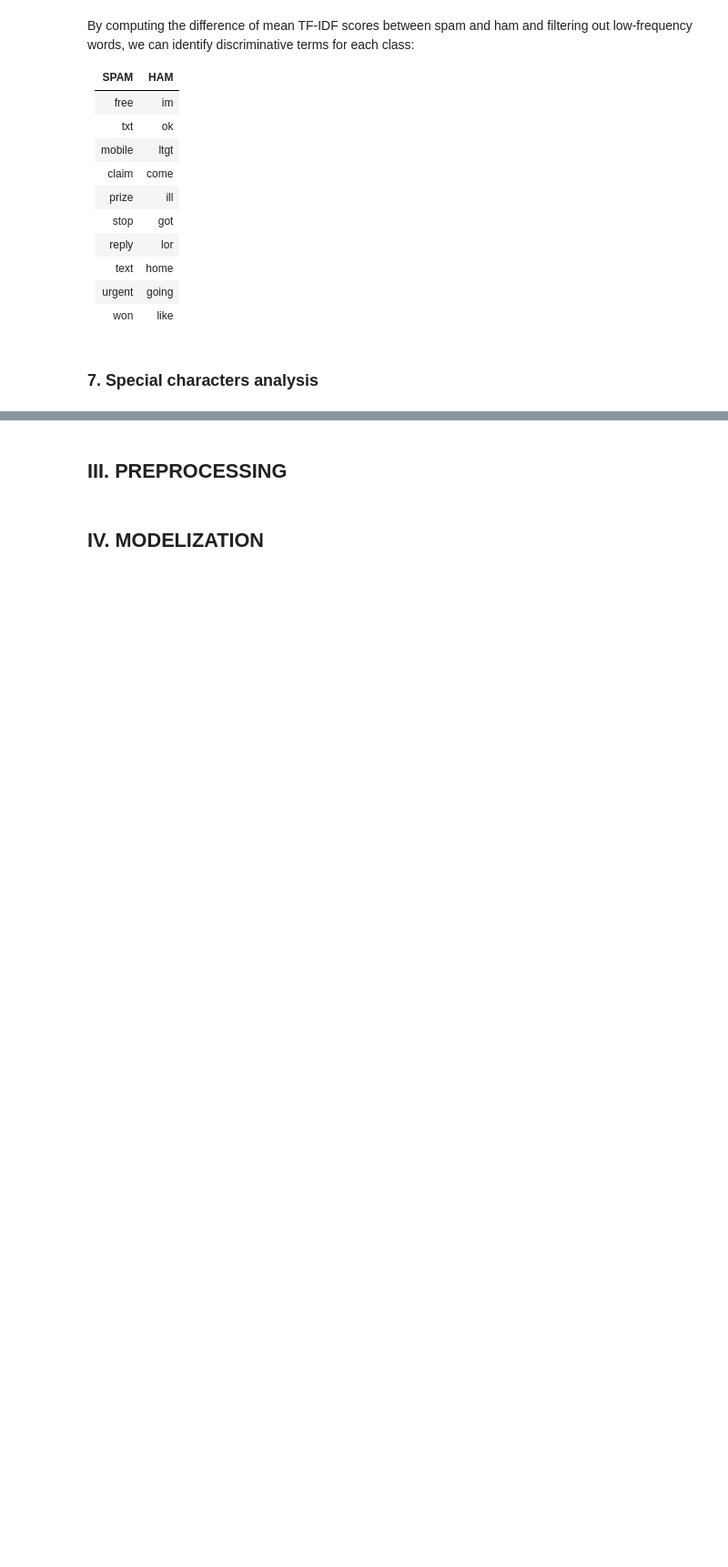
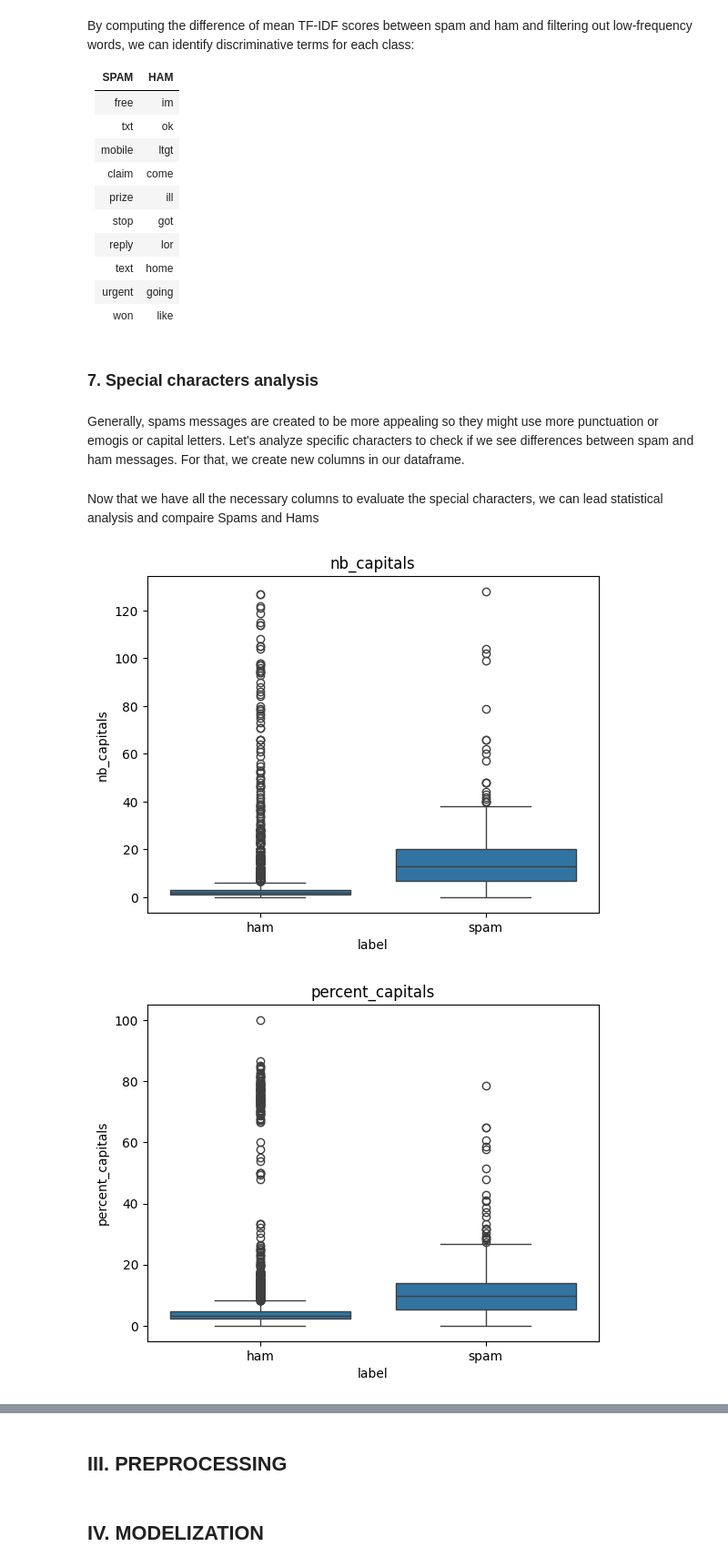
Before and after one commit to Mounia-Agronomist-Datascientist/AT-T_project, a Jupyter notebook: 1_AT_T_project_EDA.ipynb, the cells around one changed output, grey strips where cells are left out. Shown at 91% size. Cells and saved outputs as stored; diff of their text form; code cells hidden in the pictures; blank space fills up the shorter version.

Commit message:
Specific characters analysis

```diff
--- a/1_AT_T_project_EDA.ipynb
+++ b/1_AT_T_project_EDA.ipynb
@@ -560,3 +563,49 @@ By computing the difference of mean TF-IDF scores between spam and ham and filte
 |won|like|
 # %% [markdown]
 ### **7. Special characters analysis**
+# %% [markdown]
+Generally, spams messages are created to be more appealing so they might use more punctuation or emogis or capital letters. Let's analyze specific characters to check if we see differences between spam and ham messages. For that, we create new columns in our dataframe.
+# %%
+# Capital letters
+df['nb_capitals'] = df['message'].str.count(r'[A-Z]')
+df['percent_capitals'] = df['nb_capitals'] / df['message'].str.len() * 100
+
+# Punctuation
+df['nb_exclamations'] = df['message'].str.count('!')
+df['nb_punctuation'] = df['message'].str.count(r'[.,!?;:()\-"\']')
+
+# Digits and phone numbers
+df['nb_digits'] = df['message'].str.count(r'\d')
+df['has_phone_number'] = df['message'].str.contains(r'\d{5,}').astype(int)
+
+# Money symbols
+df['has_money_symbol'] = df['message'].str.contains(r'[£$€]').astype(int)
+
+# Emogis
+df['nb_emojis'] = df['message'].str.count(
+    r'[\U0001F1E0-\U0001F1FF'  # flags
+    r'\U0001F300-\U0001F5FF'  # symbols
+    r'\U0001F600-\U0001F64F'  # smileys
+    r'\U0001F680-\U0001F6FF'  # transport
+    r'\U0001F700-\U0001F77F'  # alchemical symbols
+    r'\U0001F900-\U0001F9FF'  # supplemental symbols
+    r'\U0001FA00-\U0001FAFF'  # recent emojis
+    r']'
+)
+# %% [markdown]
+Now that we have all the necessary columns to evaluate the special characters, we can lead statistical analysis and compaire Spams and Hams
+# %%
+features = [
+    'nb_capitals', 'percent_capitals',
+    'nb_exclamations', 'nb_punctuation',
+    'nb_digits', 'has_phone_number',
+    'has_money_symbol', 'nb_emojis'
+]
+
+for col in features:
+    sns.boxplot(x='label', y=col, data=df)
+    plt.title(col)
+    plt.show()
+# %% [output]
+[figure, added]
+[figure, added]
```
Also changed, not shown: parts of 5 cells of this notebook.
